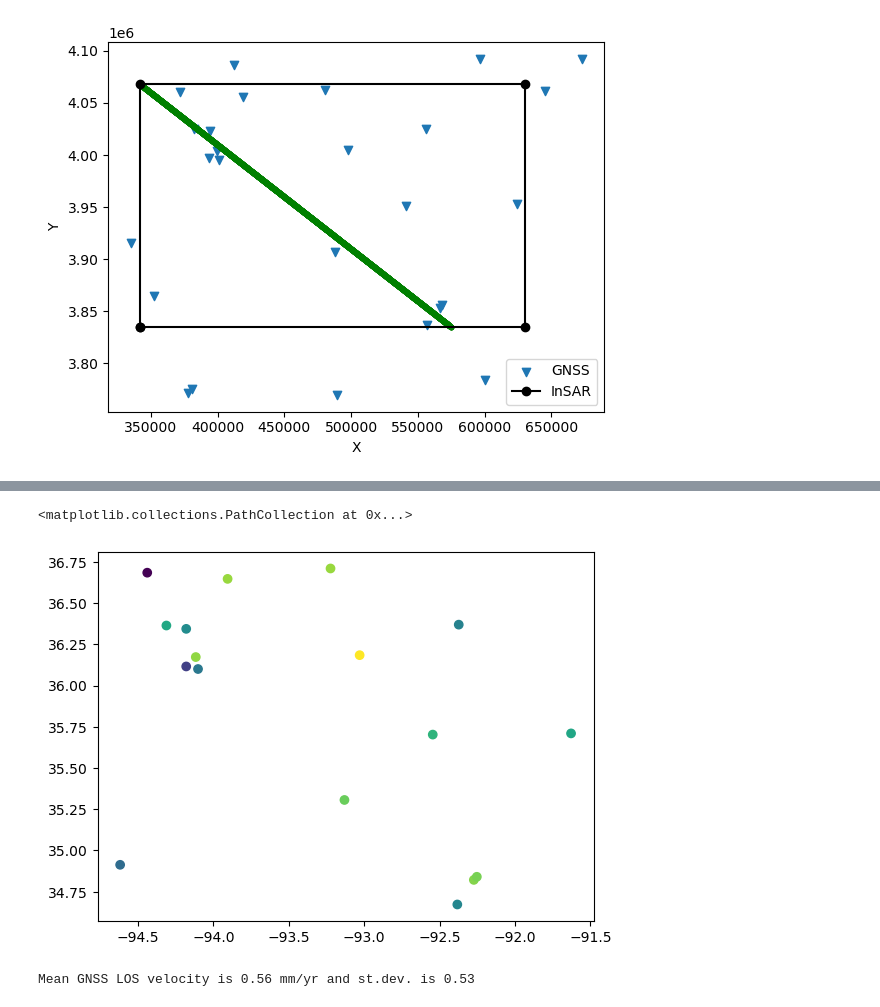
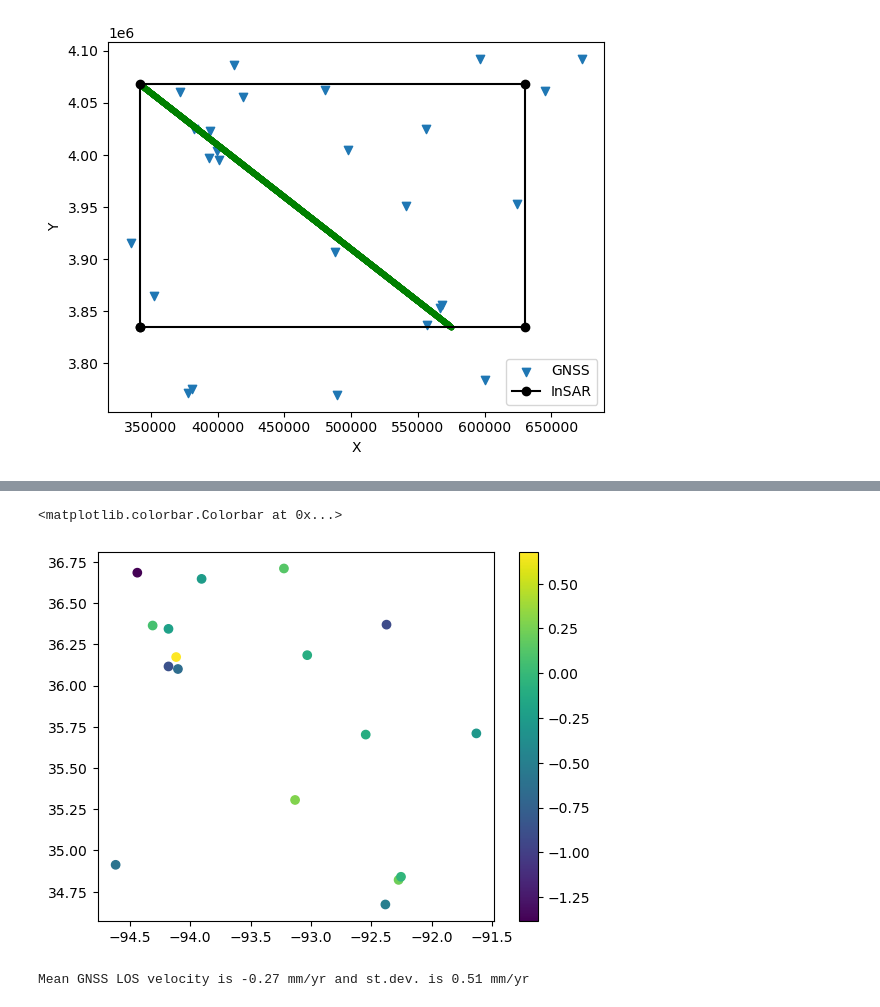
Before and after one commit to jlmaurer/gemlab, a Jupyter notebook: software/gnss/Load_GPS_UNR.ipynb, the cells around one changed output, grey strips where cells are left out. Drawn from its saved outputs; the diff is of its cells as text; code cells hidden in the pictures.

```diff
--- a/software/gnss/Load_GPS_UNR.ipynb
+++ b/software/gnss/Load_GPS_UNR.ipynb
@@ -230,7 +236,7 @@ df_clean.head()
 #### Convert GNSS velocities to LOS
 # %%
 # read in geometry information
-with rasterio.open(lv_theta_file, 'r') as f:
+with rasterio.open(lv_phi_file, 'r') as f:
     hd_info = f.read(1)
 
 with h5py.File(geometry_file, 'r') as f:
@@ -245,7 +251,7 @@ print(inc.shape)
 #### Interpolate GNSS points
 The GNSS station locations are given in lat/lon but the InSAR may be in a UTM zone (default for ASF on-demand processing). We'll use the geocoded file containing look vector information to pull the CRS information and convert the GNSS lat/lon values to the InSAR locations.
 # %%
-with rasterio.open('/Users/jlmd9g/Downloads/S1AA_20180110T001141_20180122T001141_VVP012_INT80_G_weF_204C_lv_theta.tif', 'r') as f:
+with rasterio.open(lv_theta_file, 'r') as f:
     xy = f.xy
     trans = f.transform
     crs = f.crs
@@ -260,3 +266,6 @@ gnss_x, gnss_y = transformer.transform(df_clean['lon'], df_clean['lat'])
 gnss_x.min(), gnss_x.max(), gnss_y.min(), gnss_y.max()
 # %% [output]
 (334990.5721346386, 672667.2308931611, 3769723.856883381, 4092207.3544532363)
+# %%
+df_clean['x'] = gnss_x
+df_clean.to_csv('filename.csv', index=False)
@@ -274,9 +306,16 @@ Text(0, 0.5, 'Y')
 # %%
 # Need to calculate the LOS vectors from incidence and heading rasters
 inc_raster = inc
-az_raster = hd_info
 
-LOSx, LOSy, LOSz = inc_hd_to_enu(inc_raster, az_raster)
+# heading angle is degrees ccw from east
+if hd_info.mean() < 0:
+    hd_deg = np.rad2deg(hd_info) + 360 # convert to positive degrees
+else:
+    hd_deg = np.rad2deg(hd_info)
+az_raster = 90 - hd_info
+
+# convert heading + incidence to ENU LOS unit vectors
+LOSx, LOSy, LOSz = inc_hd_to_enu(inc_raster, az_raster, fmt='deg')
 # %%
 # Interpolate to get LOS vectors for the GNSS stations
 Fx = RegularGridInterpolator((y,x), LOSx, bounds_error=False)
@@ -311,9 +368,10 @@ df_clean.head()
 # %%
-plt.scatter(df_clean['lon'], df_clean['lat'], c=df_clean['LOS_VEL'], marker='o')
+cax = plt.scatter(df_clean['lon'], df_clean['lat'], c=df_clean['LOS_VEL']*1000, marker='o')
+plt.colorbar(cax)
 # %% [output]
-<matplotlib.collections.PathCollection at 0x...>
+<matplotlib.colorbar.Colorbar at 0x...>
-[figure, old version]
+[figure, new version]
 # %%
-print('Mean GNSS LOS velocity is {:.2f} mm/yr and st.dev. is {:.2f}'.format(df_clean['LOS_VEL'].mean()*1000, df_clean['LOS_VEL'].std()*1000))
+print('Mean GNSS LOS velocity is {:.2f} mm/yr and st.dev. is {:.2f} mm/yr'.format(df_clean['LOS_VEL'].mean()*1000, df_clean['LOS_VEL'].std()*1000))
 # %% [output]
-Mean GNSS LOS velocity is 0.56 mm/yr and st.dev. is 0.53
+Mean GNSS LOS velocity is -0.27 mm/yr and st.dev. is 0.51 mm/yr
```
Also changed, not shown: parts of 10 cells of this notebook.
